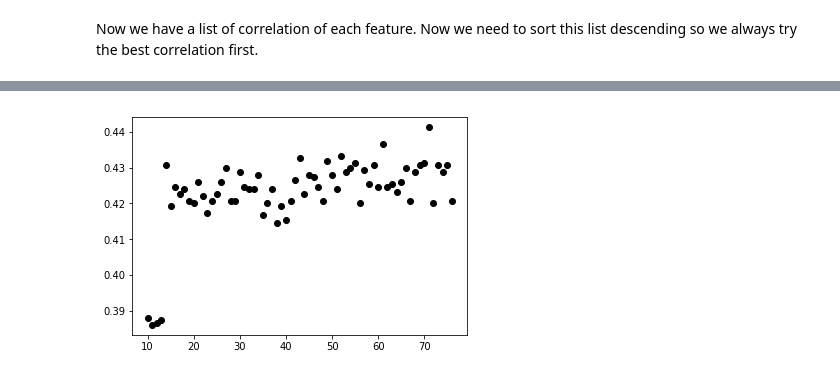
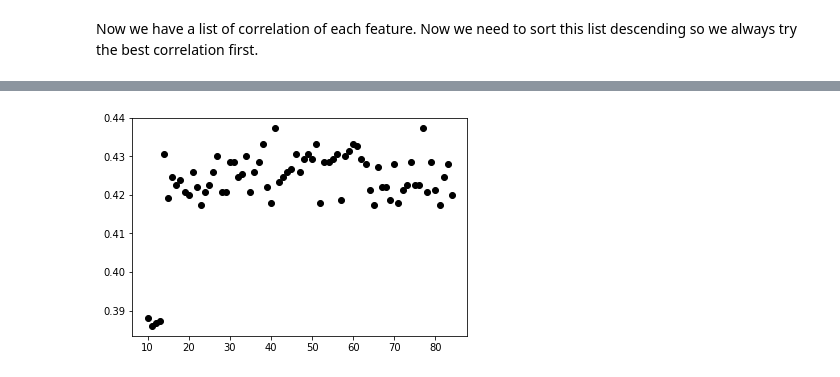
Before and after one commit to vtnlinh95/Loan-Prediction, a Jupyter notebook: Lender Approve Predict.ipynb, the cells around one changed output, grey strips where cells are left out. Saved outputs shown, nothing was run; the diff lists cells and outputs as text; code cells hidden in the pictures.

```diff
--- a/Lender Approve Predict.ipynb
+++ b/Lender Approve Predict.ipynb
@@ -259,7 +259,7 @@ columns = list(full_data.columns.values)
 columns.remove('grade')
 list_feature = {}
 for col in columns:
-    if full_data[col].dtype == 'object' or full_data[col].dtype == 'int64':
+    if full_data[col].dtype == 'object':
         continue
     correlation = full_data['grade'].corr(full_data[col])
     if correlation != 0:
@@ -329,6 +311,6 @@ for i in range(11, len(correlation)):
 # %%
-x = range(10, 77)
+x = range(10, 85)
 y = results_LR
 plt.plot(x, y, 'o', color='black');
 # %% [output]
-[figure, old version]
+[figure, new version]
```
Also changed, not shown: parts of 2 cells of this notebook.
